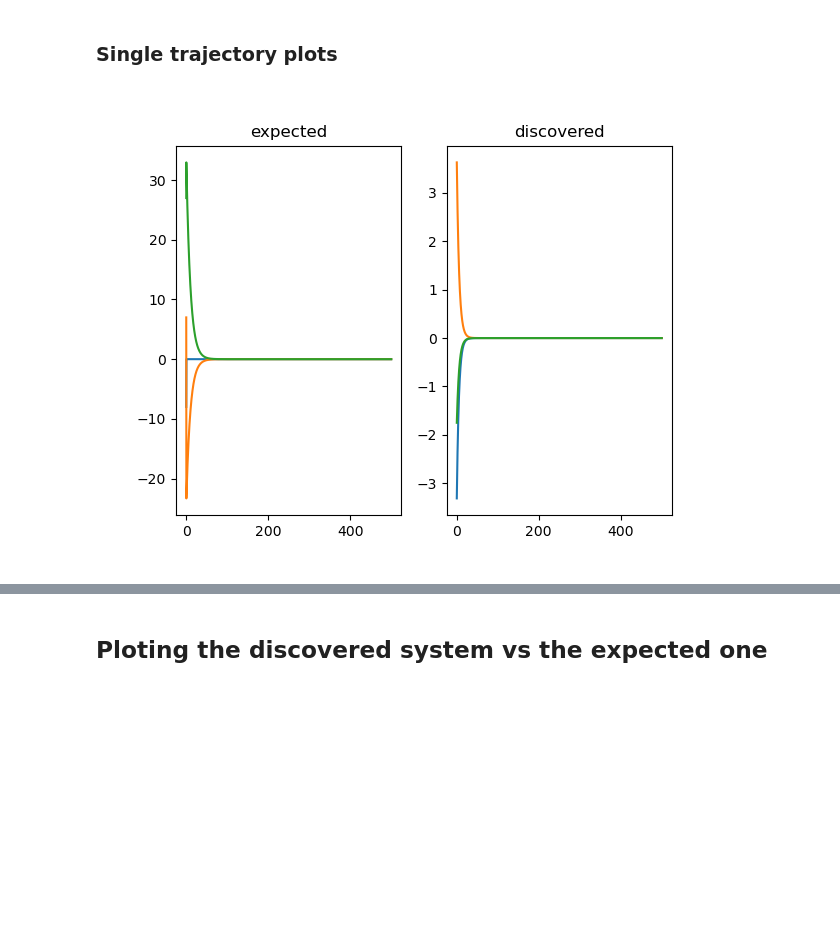
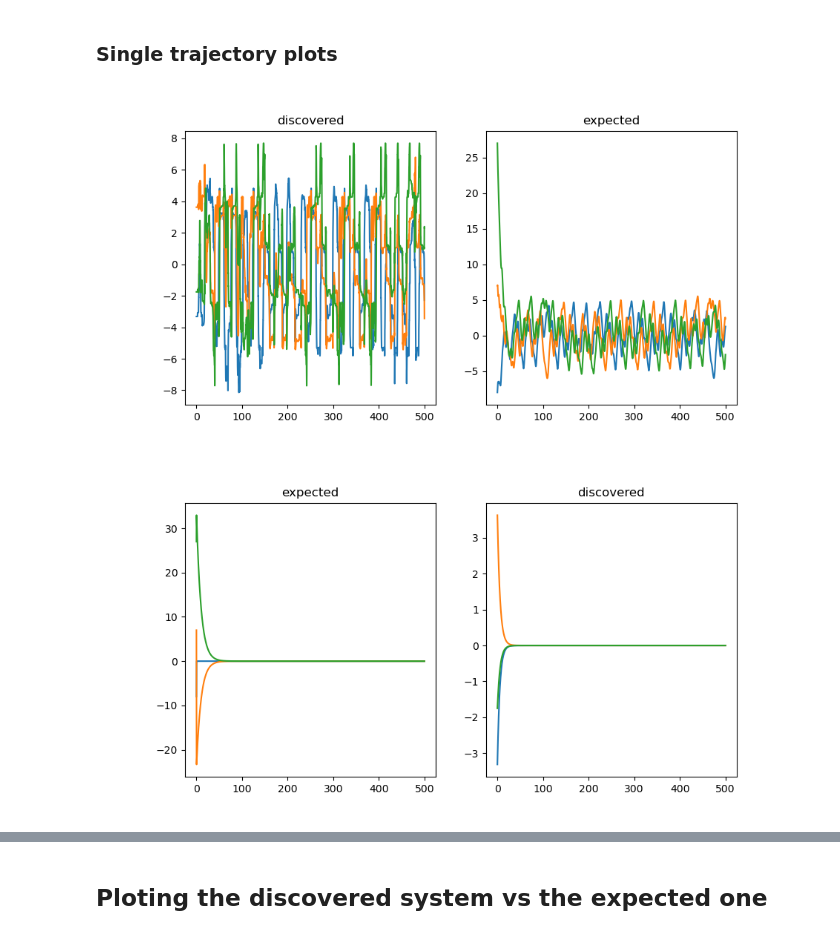
Before and after one commit to aygalic/SindyAutoencoders, a Jupyter notebook: examples/thomas/analysis_thomas.ipynb, the cells around one changed output, grey strips where cells are left out. Drawn from its saved outputs; the diff is of its cells as text; code cells hidden in the pictures; blank space fills up the shorter version.

Commit message:
slightly better plots

```diff
--- a/examples/thomas/analysis_thomas.ipynb
+++ b/examples/thomas/analysis_thomas.ipynb
@@ -123,22 +135,40 @@ z_sim = sindy_simulate(test_set_results['z'][0], t, params['coefficient_mask']*t
                             poly_order = params['poly_order'], include_sine = params['include_sine'])
 # %% [markdown]
 ### Single trajectory plots
+# %%
+# plot of every component
+
+plt.figure(figsize=plt.figaspect(0.5))
+plt.subplot(121)
+plt.plot(t, test_set_results['z'][:,0], )
+plt.plot(t, test_set_results['z'][:,1], )
+plt.plot(t, test_set_results['z'][:,2], )
+plt.title("discovered")
+
+plt.subplot(122)
+plt.plot(t, test_data['z'][:,0], )
+plt.plot(t, test_data['z'][:,1], )
+plt.plot(t, test_data['z'][:,2], )
+plt.title("expected")
+plt.show()
+# %% [output]
+[figure, added]
 # %%
 # I am not exactly sure what these plot correspond to
-plt.figure()
+plt.figure(figsize=plt.figaspect(0.5))
 plt.subplot(121)
 
 plt.plot(t, thomas_sim[:,0], )
 plt.plot(t, thomas_sim[:,1], )
 plt.plot(t, thomas_sim[:,2], )
 plt.title("expected")
 
 
 plt.subplot(122)
 plt.plot(t, z_sim[:,0], )
 plt.plot(t, z_sim[:,1], )
 plt.plot(t, z_sim[:,2], )
 plt.title("discovered")
 plt.show()
 # %% [output]
-[figure, old version]
+[figure, new version]
```
Also changed, not shown: parts of 3 cells of this notebook.
